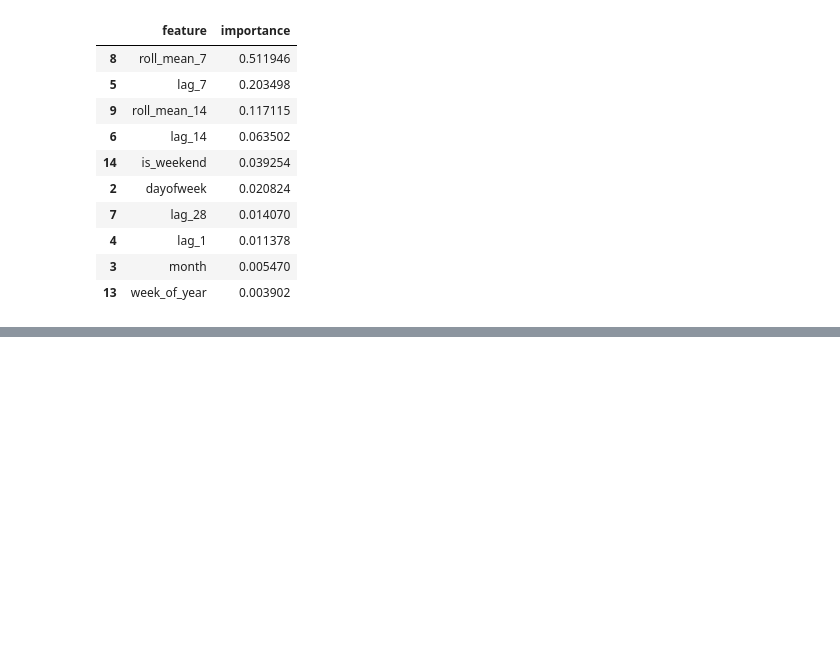
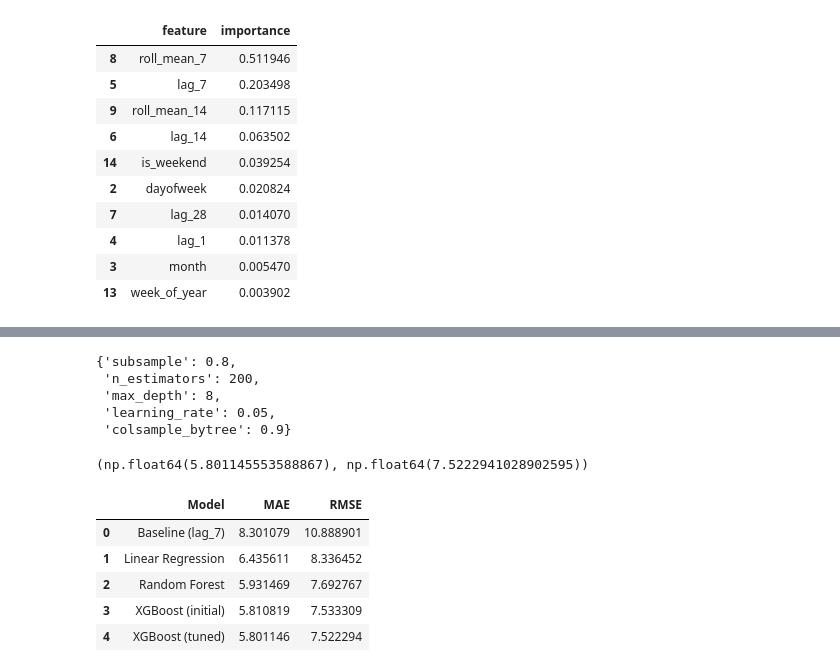
Before and after one commit to Harsha081459/Retail-Demand-Forecasting, a Jupyter notebook: notebook.ipynb, the cells around one changed output, grey strips where cells are left out. Cells and saved outputs as stored; diff of their text form; code cells hidden in the pictures; blank space fills up the shorter version.

```diff
--- a/notebook.ipynb
+++ b/notebook.ipynb
@@ -481,0 +529,9 @@ importance.head(10)
+# %%
+best_xgb = random_search.best_estimator_
+random_search.best_params_
+# %% [output]
+{'subsample': 0.8,
+ 'n_estimators': 200,
+ 'max_depth': 8,
+ 'learning_rate': 0.05,
+ 'colsample_bytree': 0.9}
@@ -481,0 +565,37 @@ importance.head(10)
+# %%
+np.mean(tuned_mae_scores), np.mean(tuned_rmse_scores)
+# %% [output]
+(np.float64(5.801145553588867), np.float64(7.5222941028902595))
+# %%
+results = pd.DataFrame({
+    "Model": [
+        "Baseline (lag_7)",
+        "Linear Regression",
+        "Random Forest",
+        "XGBoost (initial)",
+        "XGBoost (tuned)"
+    ],
+    "MAE": [
+        mae_baseline,
+        np.mean(mae_scores),
+        np.mean(rf_mae_scores),
+        np.mean(xgb_mae_scores),
+        np.mean(tuned_mae_scores)
+    ],
+    "RMSE": [
+        rmse_baseline,
+        np.mean(rmse_scores),
+        np.mean(rf_rmse_scores),
+        np.mean(xgb_rmse_scores),
+        np.mean(tuned_rmse_scores)
+    ]
+})
+
+results
+# %% [output]
+|  | Model | MAE | RMSE |
+| 0 | Baseline (lag_7) | 8.301079 | 10.888901 |
+| 1 | Linear Regression | 6.435611 | 8.336452 |
+| 2 | Random Forest | 5.931469 | 7.692767 |
+| 3 | XGBoost (initial) | 5.810819 | 7.533309 |
+| 4 | XGBoost (tuned) | 5.801146 | 7.522294 |
```
Also changed, not shown: parts of 8 cells of this notebook.
